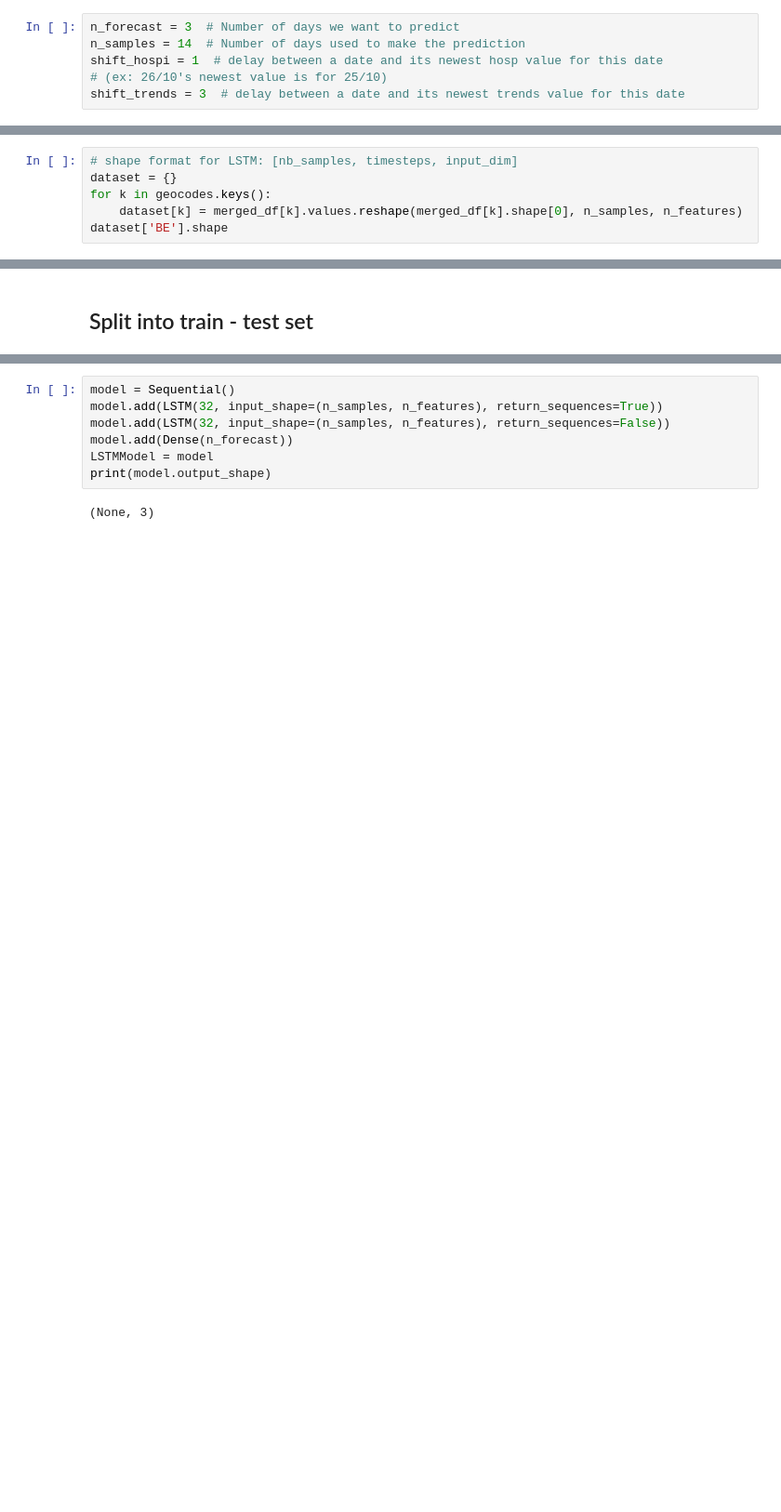
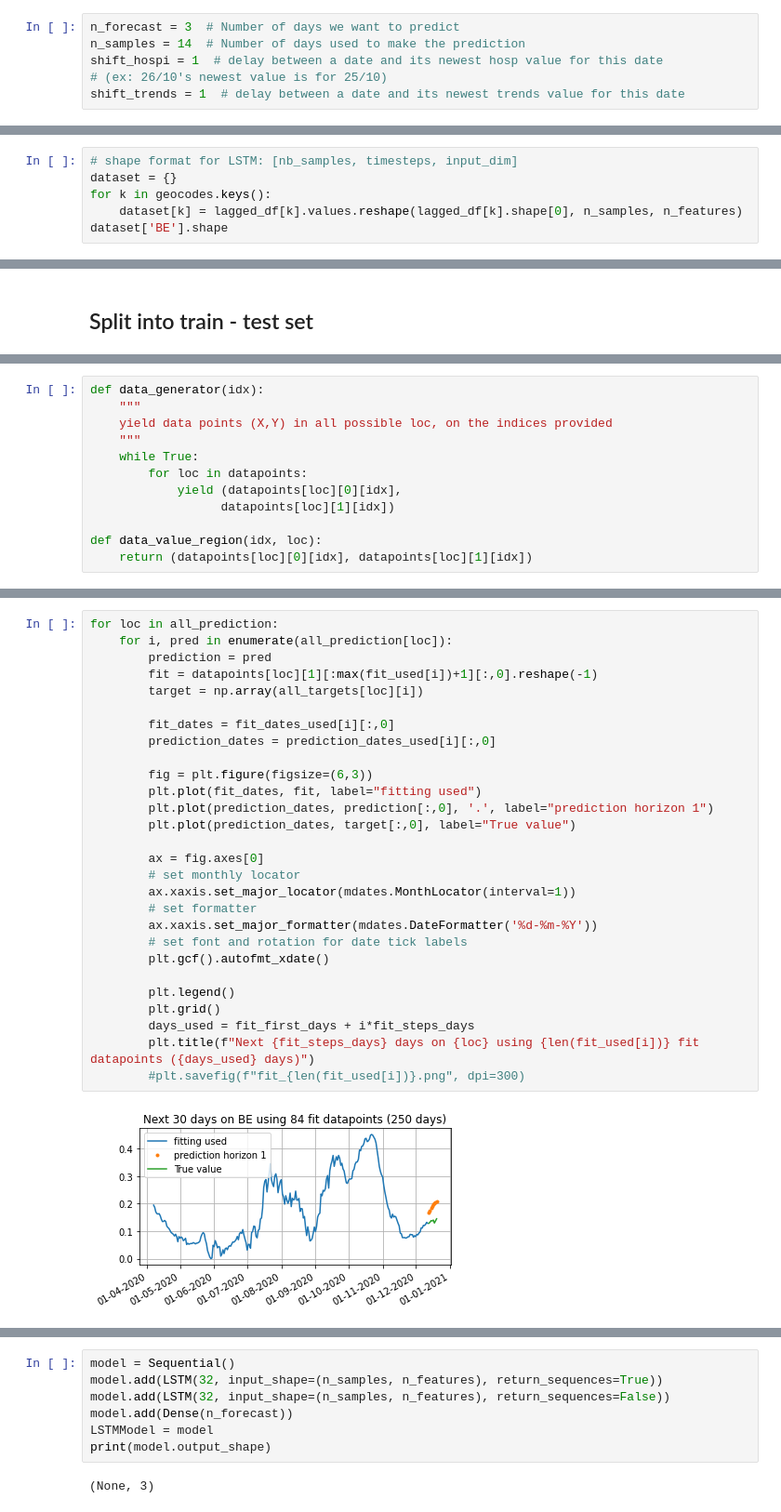
Before and after one commit to gerardmargaux/CovidThesis, a Jupyter notebook: src/LSTM.ipynb, the cells around one changed output, grey strips where cells are left out. Shown at 93% size. Drawn from its saved outputs; the diff is of its cells as text; blank space fills up the shorter version.

```diff
--- a/src/LSTM.ipynb
+++ b/src/LSTM.ipynb
@@ -202,7 +263,7 @@ n_forecast = 3  # Number of days we want to predict
 n_samples = 14  # Number of days used to make the prediction
 shift_hospi = 1  # delay between a date and its newest hosp value for this date
 # (ex: 26/10's newest value is for 25/10)
-shift_trends = 3  # delay between a date and its newest trends value for this date
+shift_trends = 1  # delay between a date and its newest trends value for this date
 # %% [markdown]
 ## Add lag
 # %%
@@ -289,6 +320,6 @@ No rolling average is done as we want to be able to use the latest data possible
 # shape format for LSTM: [nb_samples, timesteps, input_dim]
 dataset = {}
 for k in geocodes.keys():
-    dataset[k] = merged_df[k].values.reshape(merged_df[k].shape[0], n_samples, n_features)
+    dataset[k] = lagged_df[k].values.reshape(lagged_df[k].shape[0], n_samples, n_features)
 dataset['BE'].shape
 # %% [output]
@@ -393,0 +424,12 @@ def validation_generator():
+# %%
+def data_generator(idx):
+    """
+    yield data points (X,Y) in all possible loc, on the indices provided
+    """
+    while True:
+        for loc in datapoints:
+            yield (datapoints[loc][0][idx],
+                  datapoints[loc][1][idx])
+
+def data_value_region(idx, loc):
+    return (datapoints[loc][0][idx], datapoints[loc][1][idx])
@@ -393,0 +482,30 @@ def validation_generator():
+# %%
+for loc in all_prediction:
+    for i, pred in enumerate(all_prediction[loc]):
+        prediction = pred
+        fit = datapoints[loc][1][:max(fit_used[i])+1][:,0].reshape(-1)
+        target = np.array(all_targets[loc][i])
+
+        fit_dates = fit_dates_used[i][:,0]
+        prediction_dates = prediction_dates_used[i][:,0]
+
+        fig = plt.figure(figsize=(6,3))
+        plt.plot(fit_dates, fit, label="fitting used")
+        plt.plot(prediction_dates, prediction[:,0], '.', label="prediction horizon 1")
+        plt.plot(prediction_dates, target[:,0], label="True value")
+
+        ax = fig.axes[0]
+        # set monthly locator
+        ax.xaxis.set_major_locator(mdates.MonthLocator(interval=1))
+        # set formatter
+        ax.xaxis.set_major_formatter(mdates.DateFormatter('%d-%m-%Y'))
+        # set font and rotation for date tick labels
+        plt.gcf().autofmt_xdate()
+
+        plt.legend()
+        plt.grid()
+        days_used = fit_first_days + i*fit_steps_days
+        plt.title(f"Next {fit_steps_days} days on {loc} using {len(fit_used[i])} fit datapoints ({days_used} days)")
+        #plt.savefig(f"fit_{len(fit_used[i])}.png", dpi=300)
+# %% [output]
+[figure, added]
```
Also changed, not shown: parts of 36 cells of this notebook, 1 other file.
